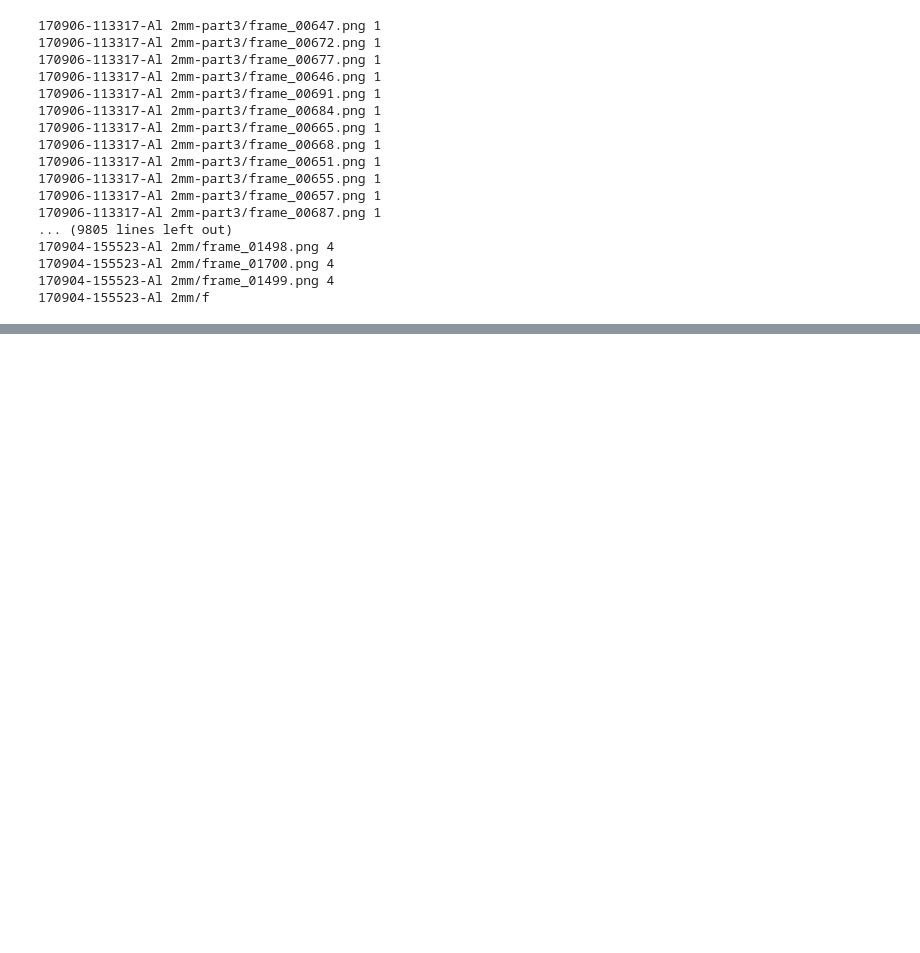
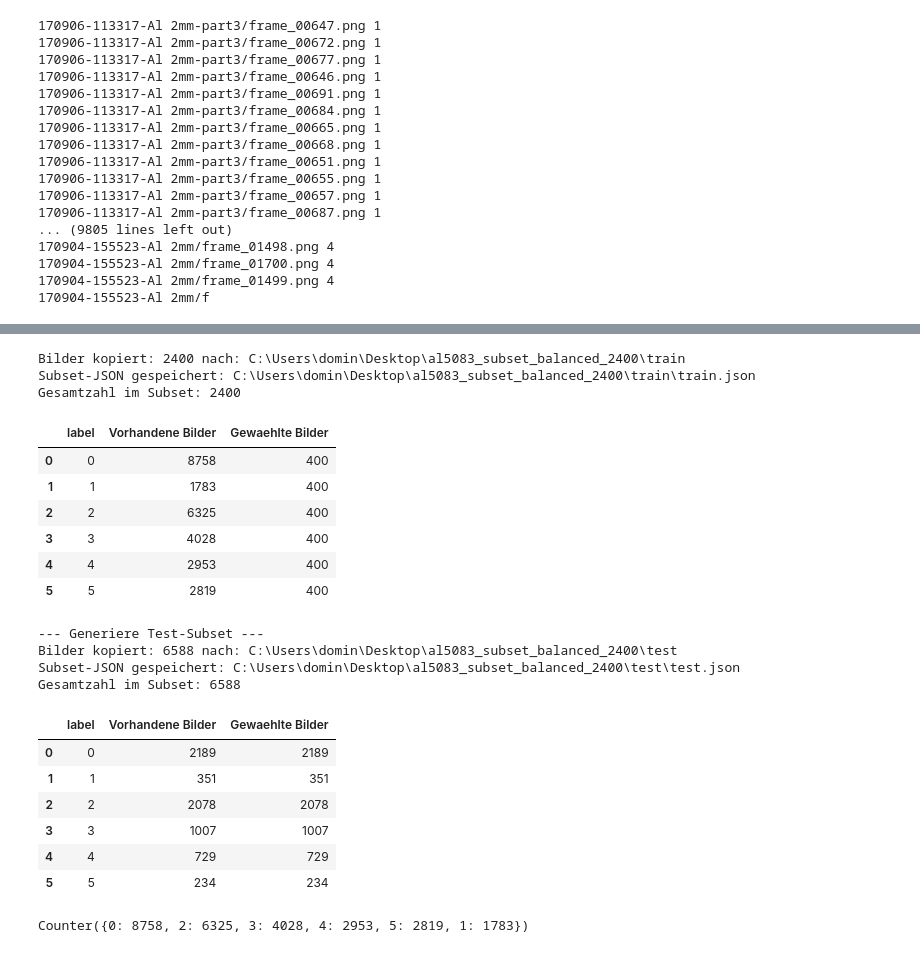
Before and after one commit to DominikSchuck/MLiP_Project, a Jupyter notebook: projekt_klassifikation.ipynb, the cells around one changed output, grey strips where cells are left out. Drawn from its saved outputs; the diff is of its cells as text; code cells hidden in the pictures; blank space fills up the shorter version.

```diff
--- a/projekt_klassifikation.ipynb
+++ b/projekt_klassifikation.ipynb
@@ -186,0 +330,42 @@ plt.show()
+# %%
+target_folder = r"C:\Users\domin\Desktop\al5083_subset_balanced_2400"
+subset = orig_set.create_balanced_subset(
+    output_dir=target_folder,
+    samples_per_label=400,
+    seed=42,
+    copy_files=True,
+    split='train'
+)
+# 2. Test-Subset erstellen (z.B. 100 Bilder pro Klasse)
+print("\n--- Generiere Test-Subset ---")
+test_subset = orig_set.create_balanced_subset(
+    output_dir=target_folder,
+    split="test",
+    samples_per_label=None  # Wichtig: weniger als 234 wählen!
+)
+# %% [output]
+Bilder kopiert: 2400 nach: C:\Users\domin\Desktop\al5083_subset_balanced_2400\train
+Subset-JSON gespeichert: C:\Users\domin\Desktop\al5083_subset_balanced_2400\train\train.json
+Gesamtzahl im Subset: 2400
+|  | label | Vorhandene Bilder | Gewaehlte Bilder |
+| 0 | 0 | 8758 | 400 |
+| 1 | 1 | 1783 | 400 |
+| 2 | 2 | 6325 | 400 |
+| 3 | 3 | 4028 | 400 |
+| 4 | 4 | 2953 | 400 |
+| 5 | 5 | 2819 | 400 |
+--- Generiere Test-Subset ---
+Bilder kopiert: 6588 nach: C:\Users\domin\Desktop\al5083_subset_balanced_2400\test
+Subset-JSON gespeichert: C:\Users\domin\Desktop\al5083_subset_balanced_2400\test\test.json
+Gesamtzahl im Subset: 6588
+|  | label | Vorhandene Bilder | Gewaehlte Bilder |
+| 0 | 0 | 2189 | 2189 |
+| 1 | 1 | 351 | 351 |
+| 2 | 2 | 2078 | 2078 |
+| 3 | 3 | 1007 | 1007 |
+| 4 | 4 | 729 | 729 |
+| 5 | 5 | 234 | 234 |
+# %%
+print(orig_set.train_class_counts)
+# %% [output]
+Counter({0: 8758, 2: 6325, 3: 4028, 4: 2953, 5: 2819, 1: 1783})
```
Also changed, not shown: parts of 5 cells of this notebook.
